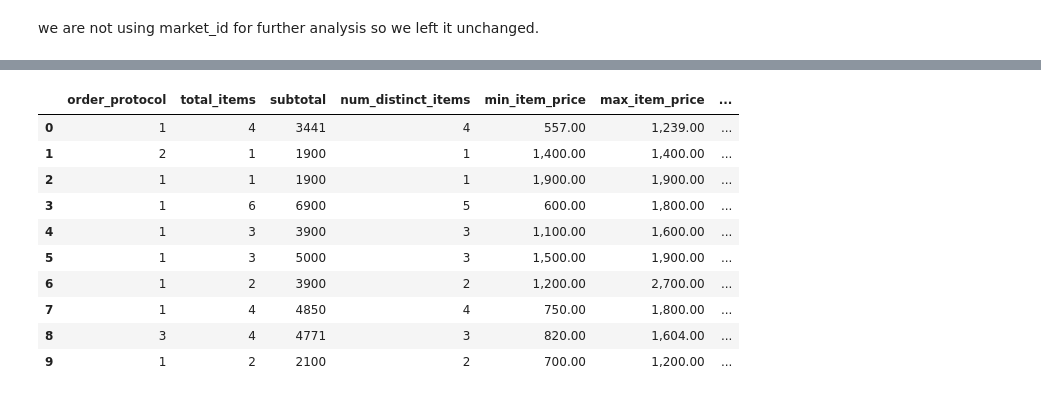
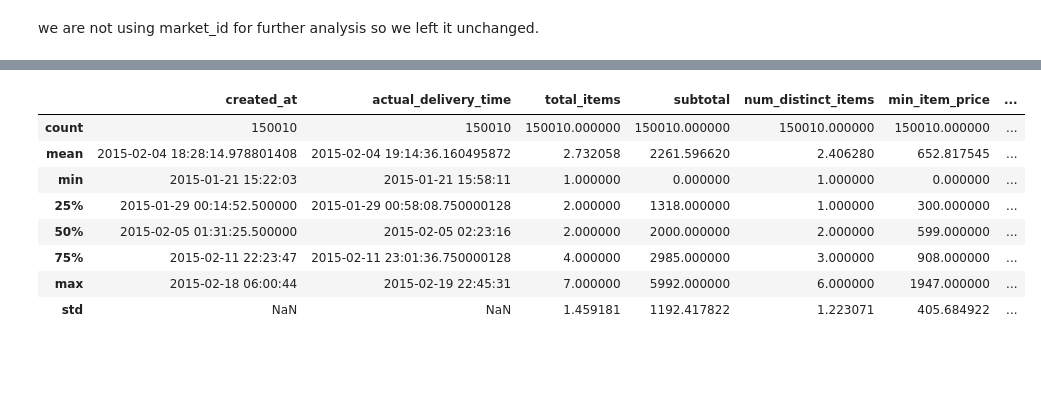
Before and after one commit to heyitzrizki/final-project-ds49-group3, a Jupyter notebook: eda & preprocessing/eda_&_pre_processing.ipynb, the cells around one changed output, grey strips where cells are left out. Cells and saved outputs as stored; diff of their text form; code cells hidden in the pictures; blank space fills up the shorter version.

```diff
--- a/eda & preprocessing/eda_&_pre_processing.ipynb
+++ b/eda & preprocessing/eda_&_pre_processing.ipynb
@@ -280,0 +292,27 @@ Outlier treatment deferred – to be decided with mentor
+# %%
+# Remove all outliers with IQR
+
+def remove_all_outliers_iqr(df, cols):
+  for col in cols:
+    Q1 = df[col].quantile(0.25)
+    Q3 = df[col].quantile(0.75)
+    IQR = Q3 - Q1
+    lower = Q1 - 1.5 * IQR
+    upper = Q3 + 1.5 * IQR
+    df = df[(df[col] >= lower) & (df[col] <= upper)]
+  return df
+
+# Remove top outliers (1%)
+def remove_top_percent_outliers(df, cols, percent=0.01):
+    for col in cols:
+        threshold = df[col].quantile(1 - percent)
+        df = df[df[col] <= threshold]
+    return df
+
+# Dataset without outliers
+df_no_outlier_all = remove_all_outliers_iqr(df_cleaned.copy(), cols_outlier_check)
+df_no_outlier_partial = remove_top_percent_outliers(df_cleaned.copy(), cols_outlier_check, percent = 0.01)
+
+print("Original cleaned:", df_cleaned.shape)
+print("No outliers (all):", df_no_outlier_all.shape)
+print("Partial outliers removed:", df_no_outlier_partial.shape)
@@ -322,0 +349,12 @@ dtype: int64
+# %%
+# Drop rows with missing target
+df_no_outlier_all = df_no_outlier_all.dropna(subset=['actual_delivery_time'])
+df_no_outlier_partial = df_no_outlier_partial.dropna(subset=['actual_delivery_time'])
+
+# Fill 'store_primary_category' missing with 'Other'
+df_no_outlier_all['store_primary_category'].fillna('Other', inplace=True)
+df_no_outlier_partial['store_primary_category'].fillna('Other', inplace=True)
+
+# Fill 'order_protocol' missing with 'unknown'
+df_no_outlier_all['order_protocol'].fillna('Unknown', inplace=True)
+df_no_outlier_partial['order_protocol'].fillna('Unknown', inplace=True)
@@ -467,3 +383,0 @@ Heatmap for all the remaining numerical data including the target 'Total Outstan
-# %%
-# Define the heatmap parameters
-pd.options.display.float_format = "{:,.2f}".format
@@ -718,14 +384,12 @@ Remaining object columns: []
-# %%
-df.head(10)
-# %% [output]
-|  | order_protocol | total_items | subtotal | num_distinct_items | min_item_price | max_item_price | ... |
-| 0 | 1 | 4 | 3441 | 4 | 557.00 | 1,239.00 | ... |
-| 1 | 2 | 1 | 1900 | 1 | 1,400.00 | 1,400.00 | ... |
-| 2 | 1 | 1 | 1900 | 1 | 1,900.00 | 1,900.00 | ... |
-| 3 | 1 | 6 | 6900 | 5 | 600.00 | 1,800.00 | ... |
-| 4 | 1 | 3 | 3900 | 3 | 1,100.00 | 1,600.00 | ... |
-| 5 | 1 | 3 | 5000 | 3 | 1,500.00 | 1,900.00 | ... |
-| 6 | 1 | 2 | 3900 | 2 | 1,200.00 | 2,700.00 | ... |
-| 7 | 1 | 4 | 4850 | 4 | 750.00 | 1,800.00 | ... |
-| 8 | 3 | 4 | 4771 | 3 | 820.00 | 1,604.00 | ... |
-| 9 | 1 | 2 | 2100 | 2 | 700.00 | 1,200.00 | ... |
+# %%
+df_no_outlier_all.describe()
+# %% [output]
+|  | created_at | actual_delivery_time | total_items | subtotal | num_distinct_items | min_item_price | ... |
+| count | 150010 | 150010 | 150010.000000 | 150010.000000 | 150010.000000 | 150010.000000 | ... |
+| mean | 2015-02-04 18:28:14.978801408 | 2015-02-04 19:14:36.160495872 | 2.732058 | 2261.596620 | 2.406280 | 652.817545 | ... |
+| min | 2015-01-21 15:22:03 | 2015-01-21 15:58:11 | 1.000000 | 0.000000 | 1.000000 | 0.000000 | ... |
+| 25% | 2015-01-29 00:14:52.500000 | 2015-01-29 00:58:08.750000128 | 2.000000 | 1318.000000 | 1.000000 | 300.000000 | ... |
+| 50% | 2015-02-05 01:31:25.500000 | 2015-02-05 02:23:16 | 2.000000 | 2000.000000 | 2.000000 | 599.000000 | ... |
+| 75% | 2015-02-11 22:23:47 | 2015-02-11 23:01:36.750000128 | 4.000000 | 2985.000000 | 3.000000 | 908.000000 | ... |
+| max | 2015-02-18 06:00:44 | 2015-02-19 22:45:31 | 7.000000 | 5992.000000 | 6.000000 | 1947.000000 | ... |
+| std | NaN | NaN | 1.459181 | 1192.417822 | 1.223071 | 405.684922 | ... |
```
Also changed, not shown: parts of 67 cells of this notebook.
